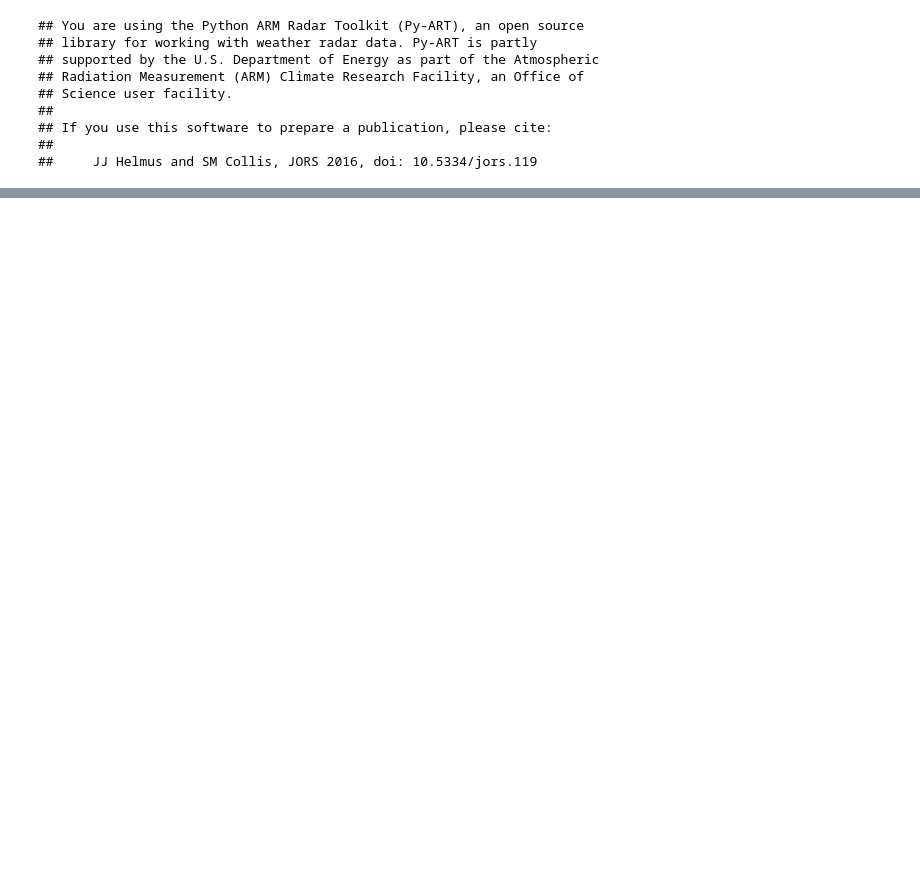
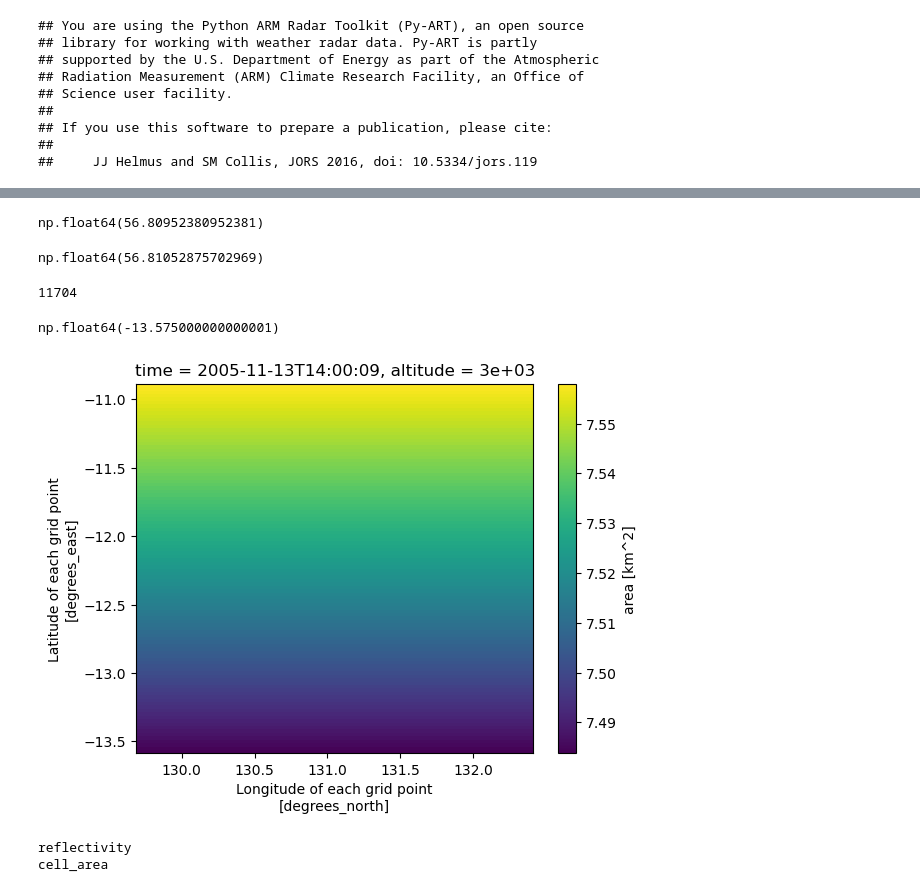
Before and after one commit to THUNER-project/THUNER, a Jupyter notebook: examples/cpol_demo.ipynb, the cells around one changed output, grey strips where cells are left out. Saved outputs shown, nothing was run; the diff lists cells and outputs as text; code cells hidden in the pictures; blank space fills up the shorter version.

```diff
--- a/examples/cpol_demo.ipynb
+++ b/examples/cpol_demo.ipynb
@@ -151,0 +219,27 @@ data_options["cpol"]
+# %%
+row_inds.mean()
+# %% [output]
+np.float64(56.80952380952381)
+# %%
+(row_inds*areas).sum()/areas.sum()
+# %% [output]
+np.float64(56.81052875702969)
+# %%
+len(areas)
+# %% [output]
+11704
+# %%
+cpol.latitude.values[0]
+# %% [output]
+np.float64(-13.575000000000001)
+# %%
+cpol["gridcell_area"].plot()
+plt.show()
+# %% [output]
+[figure, added]
+# %%
+for var in cpol.data_vars.keys():
+    print(var)
+# %% [output]
+reflectivity
+cell_area
```
Also changed, not shown: parts of 14 cells of this notebook, 14 other files.
